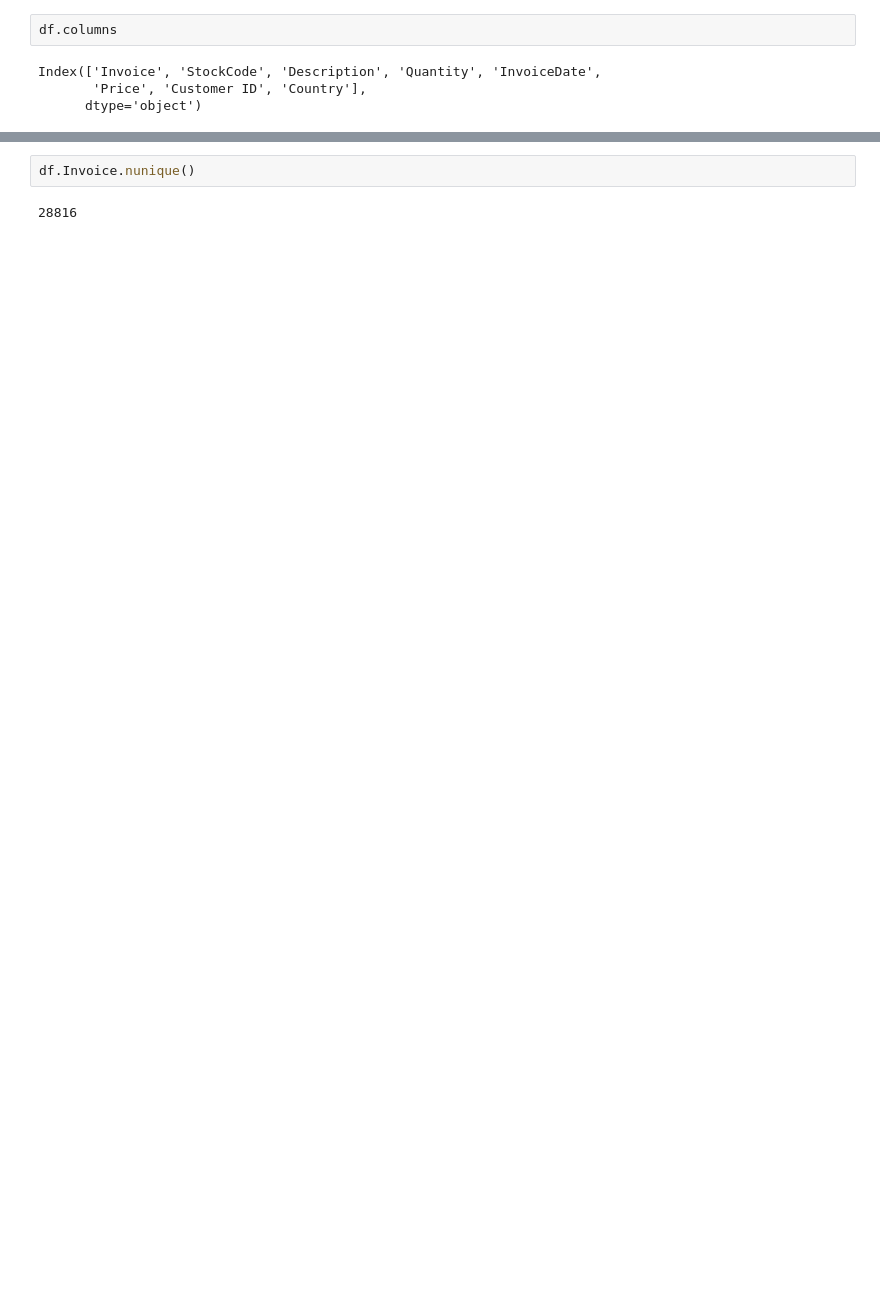
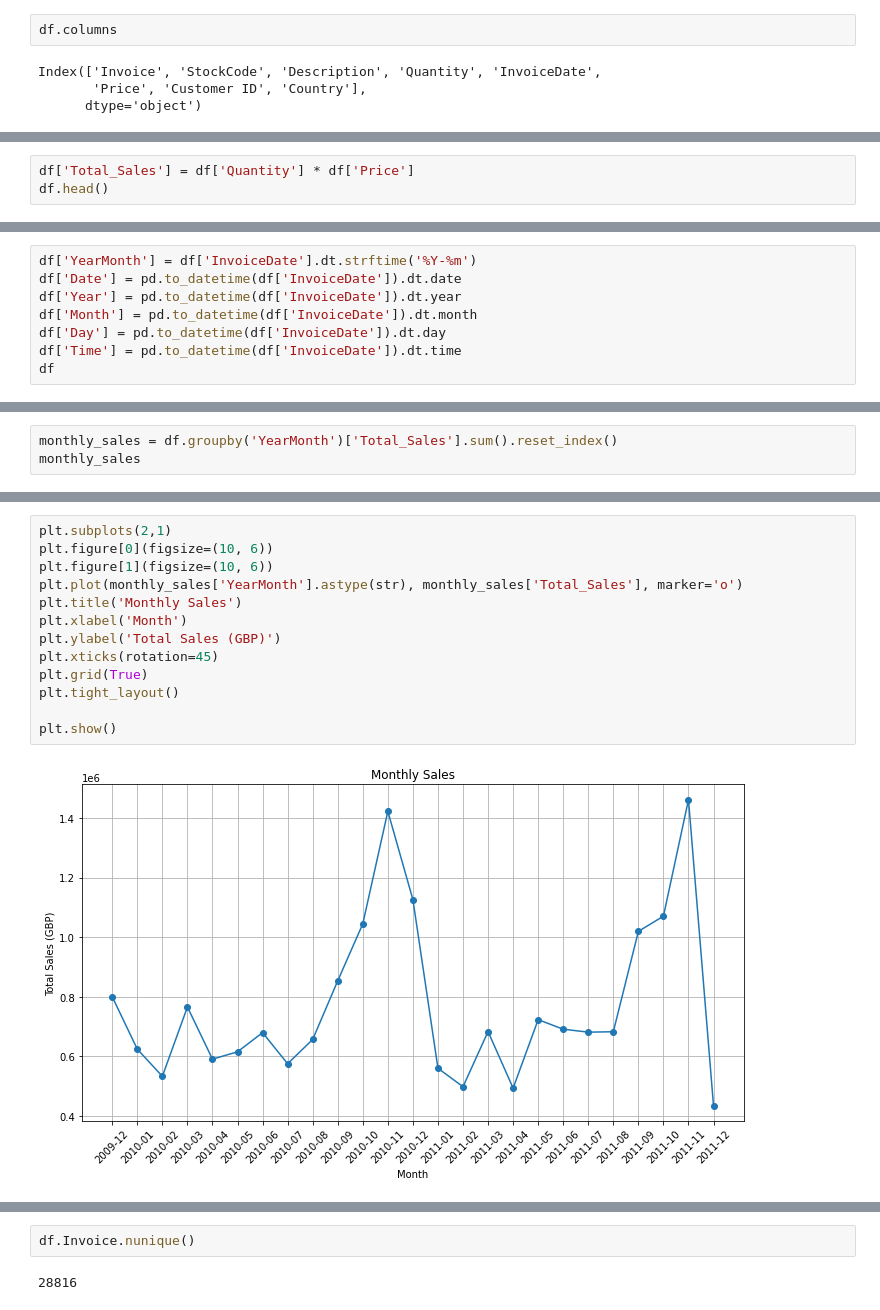
Before and after one commit to hanlinm/data-science-sandbox, a Jupyter notebook: Online-Retail/online-retail.ipynb, the cells around one changed output, grey strips where cells are left out. Saved outputs shown, nothing was run; the diff lists cells and outputs as text; blank space fills up the shorter version.

```diff
--- a/Online-Retail/online-retail.ipynb
+++ b/Online-Retail/online-retail.ipynb
@@ -30,0 +219,3 @@ df
+# %%
+df['Total_Sales'] = df['Quantity'] * df['Price']
+df.head()
@@ -30,0 +229,8 @@ df
+# %%
+df['YearMonth'] = df['InvoiceDate'].dt.strftime('%Y-%m')
+df['Date'] = pd.to_datetime(df['InvoiceDate']).dt.date
+df['Year'] = pd.to_datetime(df['InvoiceDate']).dt.year
+df['Month'] = pd.to_datetime(df['InvoiceDate']).dt.month
+df['Day'] = pd.to_datetime(df['InvoiceDate']).dt.day
+df['Time'] = pd.to_datetime(df['InvoiceDate']).dt.time
+df
@@ -30,0 +251,3 @@ df
+# %%
+monthly_sales = df.groupby('YearMonth')['Total_Sales'].sum().reset_index()
+monthly_sales
@@ -30,0 +272,15 @@ df
+# %%
+plt.subplots(2,1)
+plt.figure[0](figsize=(10, 6))
+plt.figure[1](figsize=(10, 6))
+plt.plot(monthly_sales['YearMonth'].astype(str), monthly_sales['Total_Sales'], marker='o')
+plt.title('Monthly Sales')
+plt.xlabel('Month')
+plt.ylabel('Total Sales (GBP)')
+plt.xticks(rotation=45)
+plt.grid(True)
+plt.tight_layout()
+
+plt.show()
+# %% [output]
+[figure, added]
```
Also changed, not shown: parts of 31 cells of this notebook.
